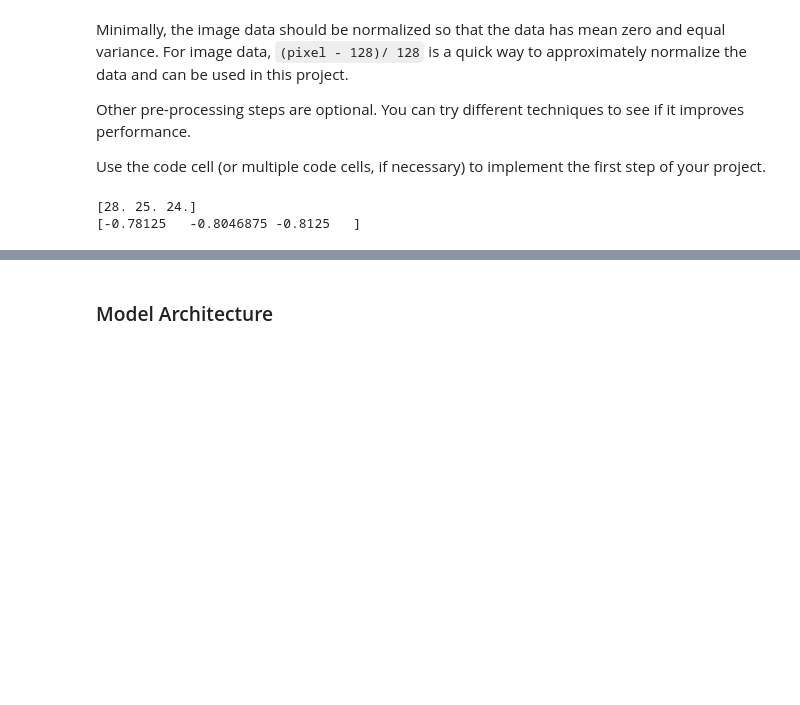
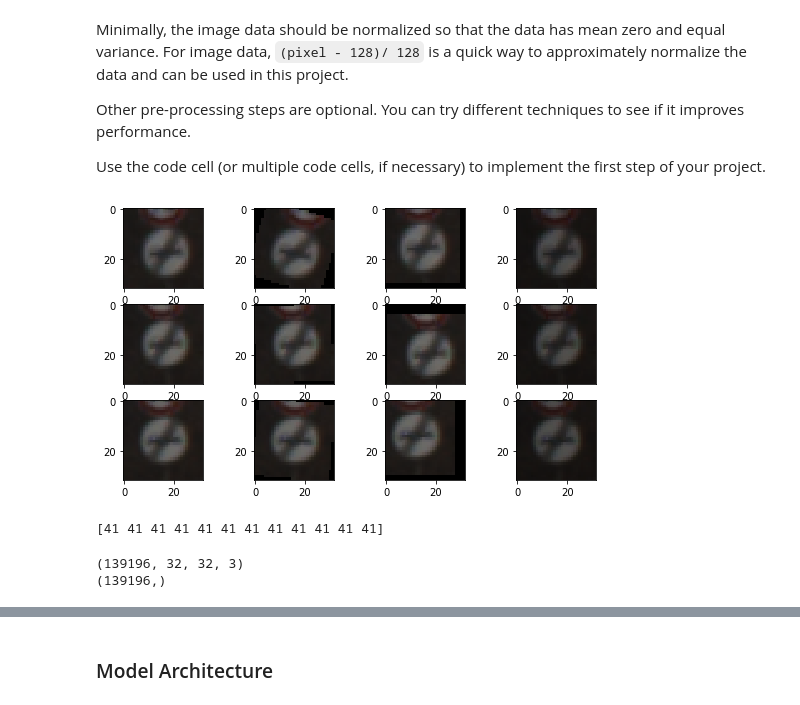
Before and after one commit to xiayan0118/sdcn_traffic_sign_classifier, a Jupyter notebook: Traffic_Sign_Classifier.ipynb, the cells around one changed output, grey strips where cells are left out. Drawn from its saved outputs; the diff is of its cells as text; code cells hidden in the pictures; blank space fills up the shorter version.

Commit message:
finished training

```diff
--- a/Traffic_Sign_Classifier.ipynb
+++ b/Traffic_Sign_Classifier.ipynb
@@ -143,19 +150,3 @@ Minimally, the image data should be normalized so that the data has mean zero an
 Other pre-processing steps are optional. You can try different techniques to see if it improves performance.
 
 Use the code cell (or multiple code cells, if necessary) to implement the first step of your project.
-# %%
-### Preprocess the data here. It is required to normalize the data. Other preprocessing steps could include
-### converting to grayscale, etc.
-### Feel free to use as many code cells as needed.
-from sklearn.utils import shuffle
-
-X_train = np.float32(X_train)
-X_valid = np.float32(X_valid)
-X_test = np.float32(X_test)
-print(X_train[0,0,0])
-
-X_train = (X_train - 128)/128
-X_valid = (X_valid - 128)/128
-# %% [output]
-[28. 25. 24.]
-[-0.78125   -0.8046875 -0.8125   ]
@@ -161,0 +160,61 @@ X_valid = (X_valid - 128)/128
+# %%
+# Run this cell in test phase
+### Preprocess the data here. It is required to normalize the data. Other preprocessing steps could include
+### converting to grayscale, etc.
+### Feel free to use as many code cells as needed.
+
+def rotate(img):
+    angle = random.randint(-20, 20)
+    return ndimage.rotate(img, angle, reshape=False)
+
+def translate(img):
+    x_shift = random.randint(-4, 4)
+    y_shift = random.randint(-4, 4)
+    return ndimage.interpolation.shift(img, (x_shift, y_shift, 0))
+
+def lighting(img):
+    gaussian = np.random.random(image_shape).astype(np.float32)
+    return cv2.addWeighted(img, 0.75, -0.25 * gaussian, 0.25, 0)
+
+augment_methods = [rotate, translate, lighting]
+
+def augment_dataset(X, include_original=True):
+    augmented = []
+    for i in range(len(X)):
+        img = X[i]
+        if include_original:
+            augmented.append(img)
+        for f in augment_methods:
+            augmented.append(f(img))
+    return np.array(augmented)
+# %%
+augment_test = augment_dataset(np.float32(X_train[0:3]))
+
+fig_col = len(augment_methods)+1
+fig_row = len(augment_test)/fig_col
+
+f = plt.figure(figsize=(9,5))
+f.tight_layout()
+for i in range(0, len(augment_test)):
+    img = augment_test[i]
+    f.add_subplot(fig_row, fig_col, i+1)
+    plt.imshow(np.uint8(img))
+# %% [output]
+[figure, added]
+# %%
+augment_test_y = np.repeat(y_train[0:3], 4)
+print(augment_test_y)
+# %% [output]
+[41 41 41 41 41 41 41 41 41 41 41 41]
+# %%
+X_train_a = augment_dataset(X_train.astype(np.float32))
+y_train_a = np.repeat(y_train, len(augment_methods)+1)
+
+# X_train_a = np.load('data/x_train_aug.npy')
+# y_train_a = np.load('data/y_train_aug.npy')
+
+print(X_train_a.shape)
+print(y_train_a.shape)
+# %% [output]
+(139196, 32, 32, 3)
+(139196,)
```
Also changed, not shown: parts of 12 cells of this notebook.
